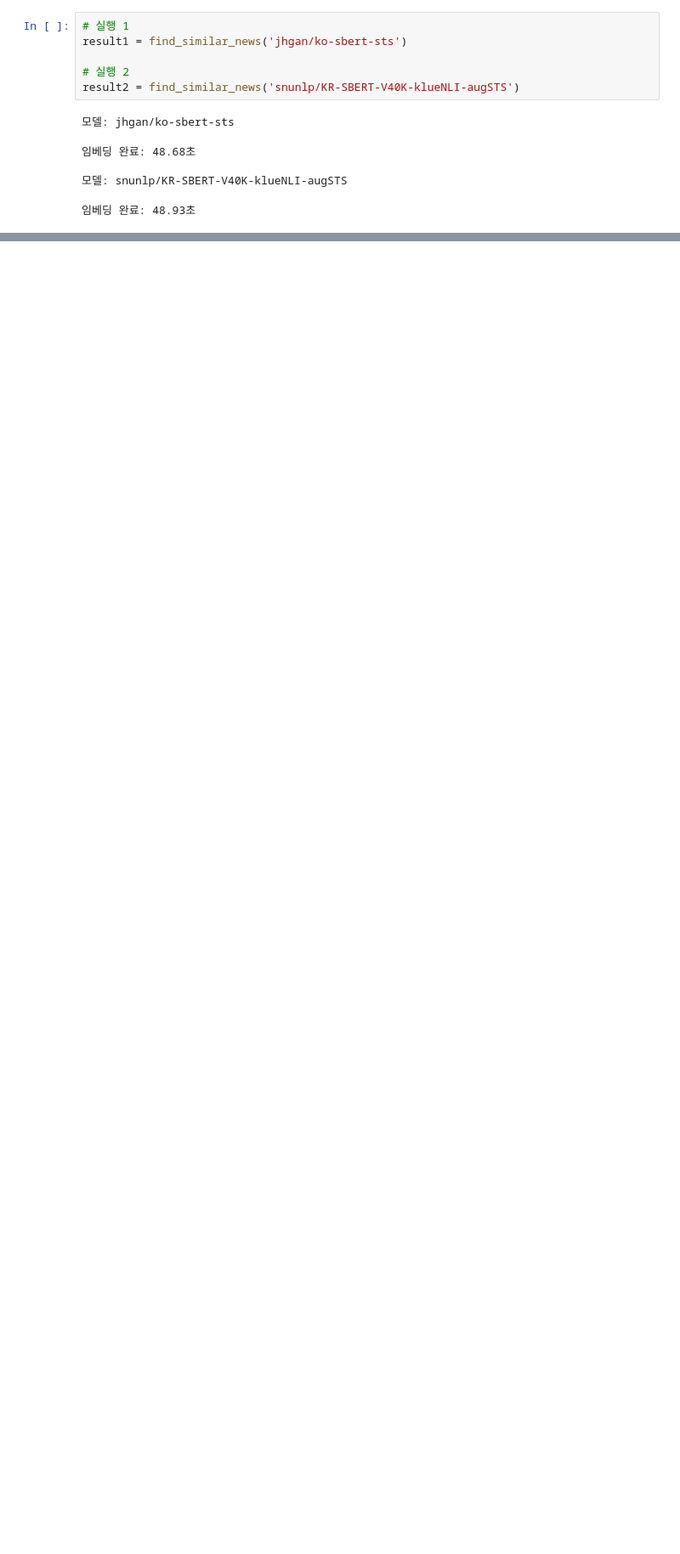
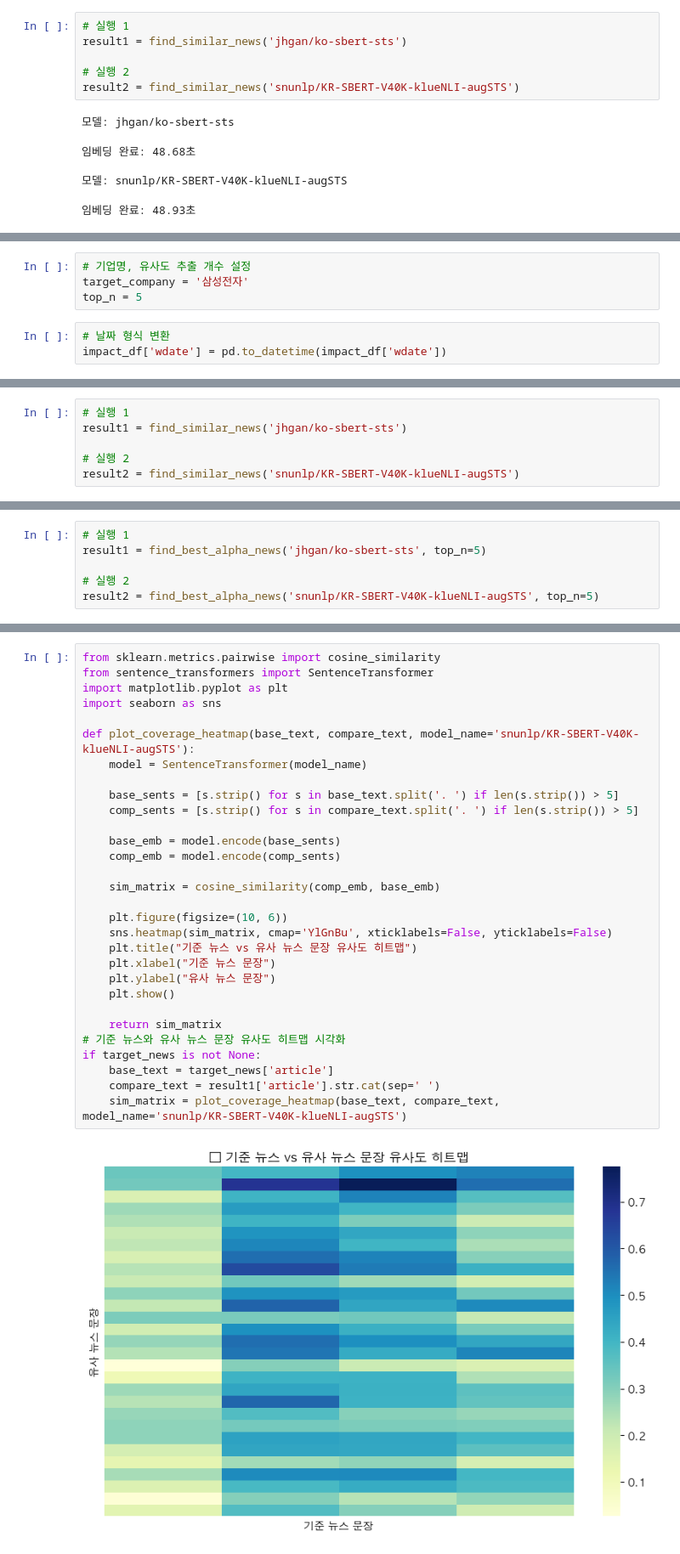
Before and after one commit to choikwangil95/HKToss-MLOps-Project-Final, a Jupyter notebook: eda/yeeun/과거_유사_뉴스_선별(네이버).ipynb, the cells around one changed output, grey strips where cells are left out. Shown at 85% size. Cells and saved outputs as stored; diff of their text form; blank space fills up the shorter version.

```diff
--- a/eda/yeeun/과거_유사_뉴스_선별(네이버).ipynb
+++ b/eda/yeeun/과거_유사_뉴스_선별(네이버).ipynb
@@ -160,0 +482,7 @@ url: https://n.news.naver.com/mnews/article/015/0005016800
+# %%
+# 기업명, 유사도 추출 개수 설정
+target_company = '삼성전자'
+top_n = 5
+# %%
+# 날짜 형식 변환
+impact_df['wdate'] = pd.to_datetime(impact_df['wdate'])
@@ -160,0 +575,6 @@ url: https://n.news.naver.com/mnews/article/015/0005016800
+# %%
+# 실행 1
+result1 = find_similar_news('jhgan/ko-sbert-sts')
+
+# 실행 2
+result2 = find_similar_news('snunlp/KR-SBERT-V40K-klueNLI-augSTS')
@@ -160,0 +677,6 @@ url: https://n.news.naver.com/mnews/article/015/0005016800
+# %%
+# 실행 1
+result1 = find_best_alpha_news('jhgan/ko-sbert-sts', top_n=5)
+
+# 실행 2
+result2 = find_best_alpha_news('snunlp/KR-SBERT-V40K-klueNLI-augSTS', top_n=5)
@@ -160,0 +726,32 @@ url: https://n.news.naver.com/mnews/article/015/0005016800
+# %%
+from sklearn.metrics.pairwise import cosine_similarity
+from sentence_transformers import SentenceTransformer
+import matplotlib.pyplot as plt
+import seaborn as sns
+
+def plot_coverage_heatmap(base_text, compare_text, model_name='snunlp/KR-SBERT-V40K-klueNLI-augSTS'):
+    model = SentenceTransformer(model_name)
+
+    base_sents = [s.strip() for s in base_text.split('. ') if len(s.strip()) > 5]
+    comp_sents = [s.strip() for s in compare_text.split('. ') if len(s.strip()) > 5]
+
+    base_emb = model.encode(base_sents)
+    comp_emb = model.encode(comp_sents)
+
+    sim_matrix = cosine_similarity(comp_emb, base_emb)
+
+    plt.figure(figsize=(10, 6))
+    sns.heatmap(sim_matrix, cmap='YlGnBu', xticklabels=False, yticklabels=False)
+    plt.title("기준 뉴스 vs 유사 뉴스 문장 유사도 히트맵")
+    plt.xlabel("기준 뉴스 문장")
+    plt.ylabel("유사 뉴스 문장")
+    plt.show()
+
+    return sim_matrix
+# 기준 뉴스와 유사 뉴스 문장 유사도 히트맵 시각화
+if target_news is not None:
+    base_text = target_news['article']
+    compare_text = result1['article'].str.cat(sep=' ')
+    sim_matrix = plot_coverage_heatmap(base_text, compare_text, model_name='snunlp/KR-SBERT-V40K-klueNLI-augSTS')
+# %% [output]
+[figure, added]
```
Also changed, not shown: parts of 40 cells of this notebook, 7 other files.
